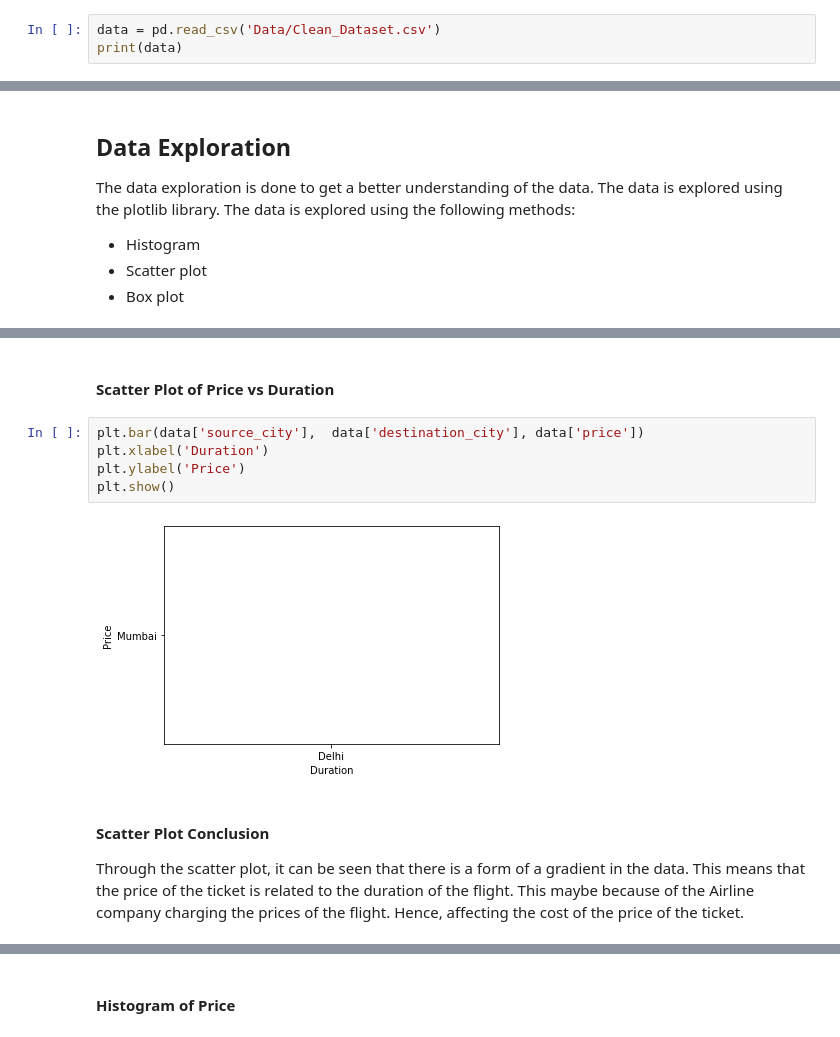
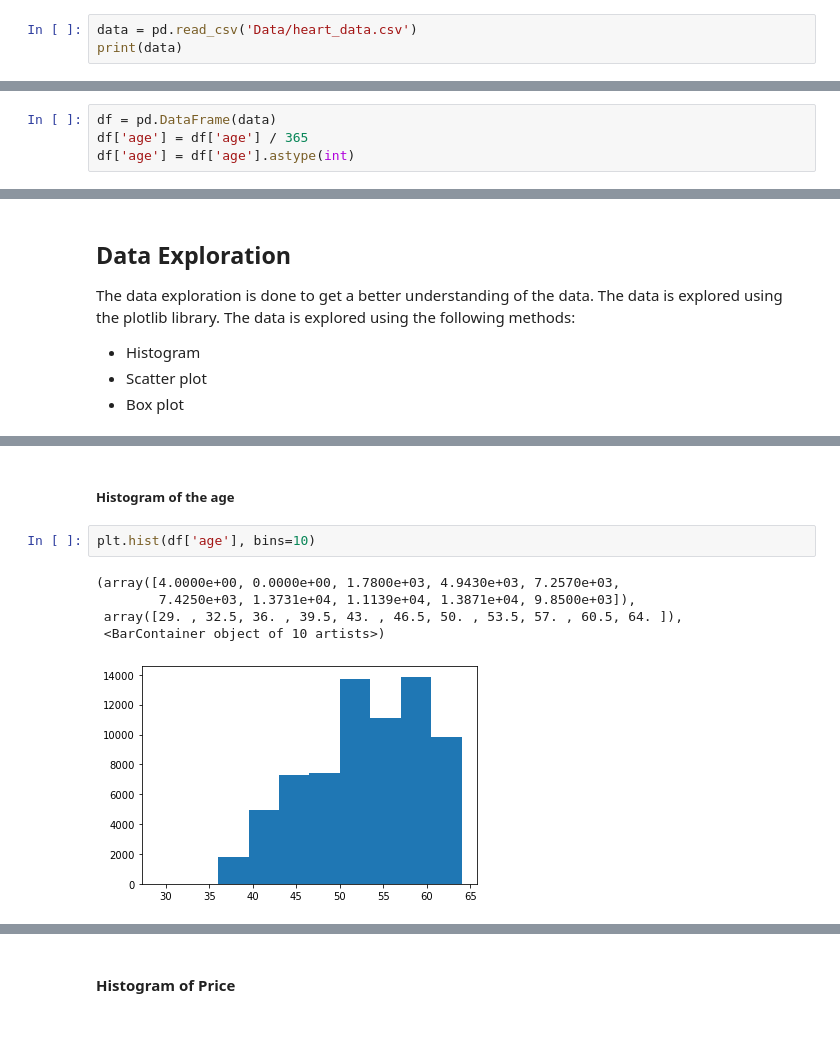
Before and after one commit to JIAWEI68/sch-work-jupiter, a Jupyter notebook: Project/Assignment.ipynb, the cells around one changed output, grey strips where cells are left out. Saved outputs shown, nothing was run; the diff lists cells and outputs as text.

Commit message:
Changed the dataset

```diff
--- a/Project/Assignment.ipynb
+++ b/Project/Assignment.ipynb
@@ -27,6 +28,6 @@ The data is about predicting the price of the flight tickets. The data is given
 # %% [markdown]
 ### Importing the dataset
 # %%
-data = pd.read_csv('Data/Clean_Dataset.csv')
+data = pd.read_csv('Data/heart_data.csv')
 print(data)
 # %% [output]
@@ -133,0 +124,4 @@ Hence, the dataset is reduced to 5000 rows.
+# %%
+df = pd.DataFrame(data)
+df['age'] = df['age'] / 365
+df['age'] = df['age'].astype(int)
@@ -153,12 +147,10 @@ Looking at the scatter plot, it is clear that the price of the flight ticket is
-# %% [markdown]
-#### Scatter Plot of Price vs Duration
-# %%
-plt.bar(data['source_city'],  data['destination_city'], data['price'])
-plt.xlabel('Duration')
-plt.ylabel('Price')
-plt.show()
-# %% [output]
-[figure, removed]
-# %% [markdown]
-#### Scatter Plot Conclusion
-Through the scatter plot, it can be seen that there is a form of a gradient in the data. This means that the price of the ticket is related to the duration of the flight. This maybe because of the Airline company charging the prices of the flight. Hence, affecting the cost of the price of the ticket.
+# %% [markdown]
+##### Histogram of the age
+# %%
+plt.hist(df['age'], bins=10)
+# %% [output]
+(array([4.0000e+00, 0.0000e+00, 1.7800e+03, 4.9430e+03, 7.2570e+03,
+        7.4250e+03, 1.3731e+04, 1.1139e+04, 1.3871e+04, 9.8500e+03]),
+ array([29. , 32.5, 36. , 39.5, 43. , 46.5, 50. , 53.5, 57. , 60.5, 64. ]),
+ <BarContainer object of 10 artists>)
+[figure, added]
```
Also changed, not shown: parts of 26 cells of this notebook, 1 other file.
